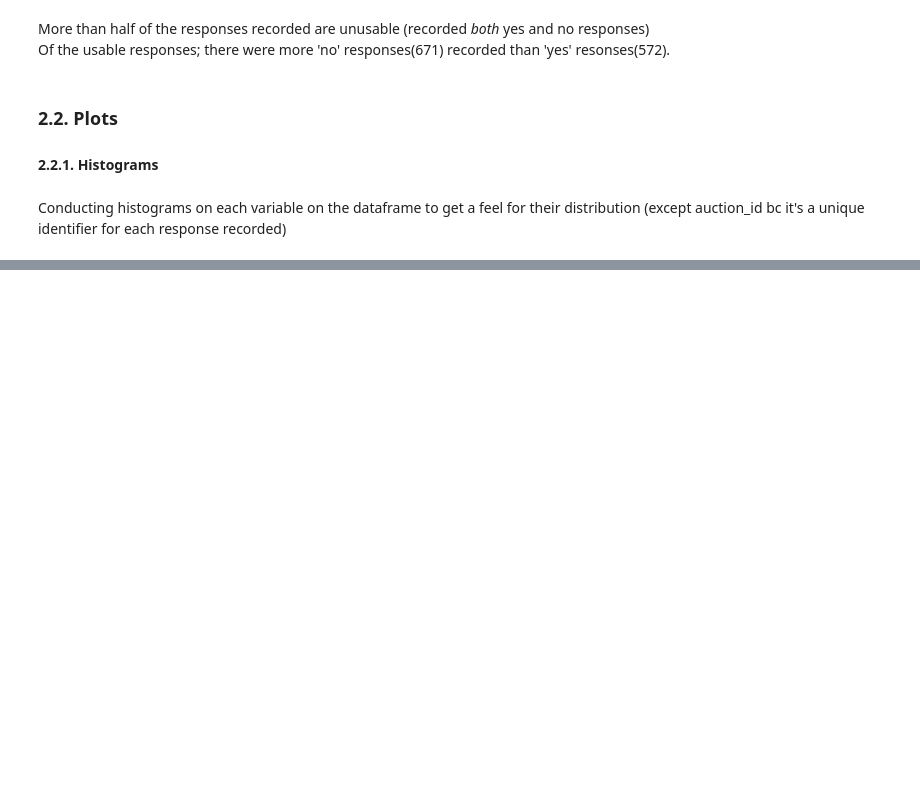
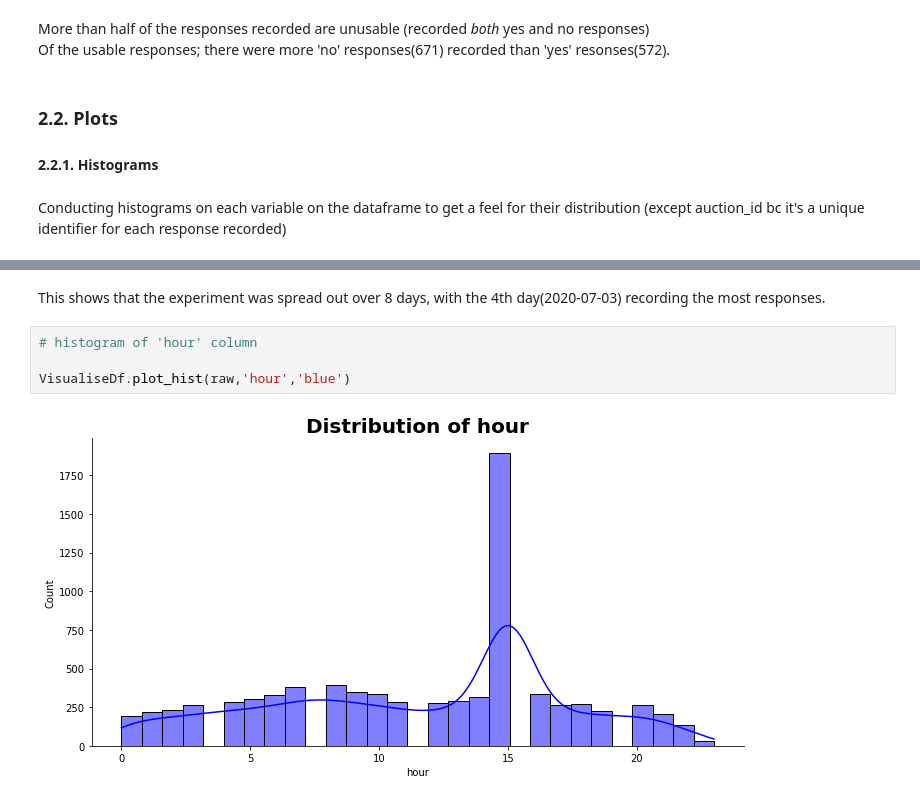
Before and after one commit to Group-6-10Academy/smart_ad_ABtesting, a Jupyter notebook: notebooks/new_EDA.ipynb, the cells around one changed output, grey strips where cells are left out. Saved outputs shown, nothing was run; the diff lists cells and outputs as text; blank space fills up the shorter version.

```diff
--- a/notebooks/new_EDA.ipynb
+++ b/notebooks/new_EDA.ipynb
@@ -315,0 +328,8 @@ Conducting histograms on each variable on the dataframe to get a feel for their
+# %% [markdown]
+This shows that the experiment was spread out over 8 days, with the 4th day(2020-07-03) recording the most responses.
+# %%
+# histogram of 'hour' column
+
+VisualiseDf.plot_hist(raw,'hour','blue')
+# %% [output]
+[figure, added]
```
Also changed, not shown: parts of 5 cells of this notebook.
